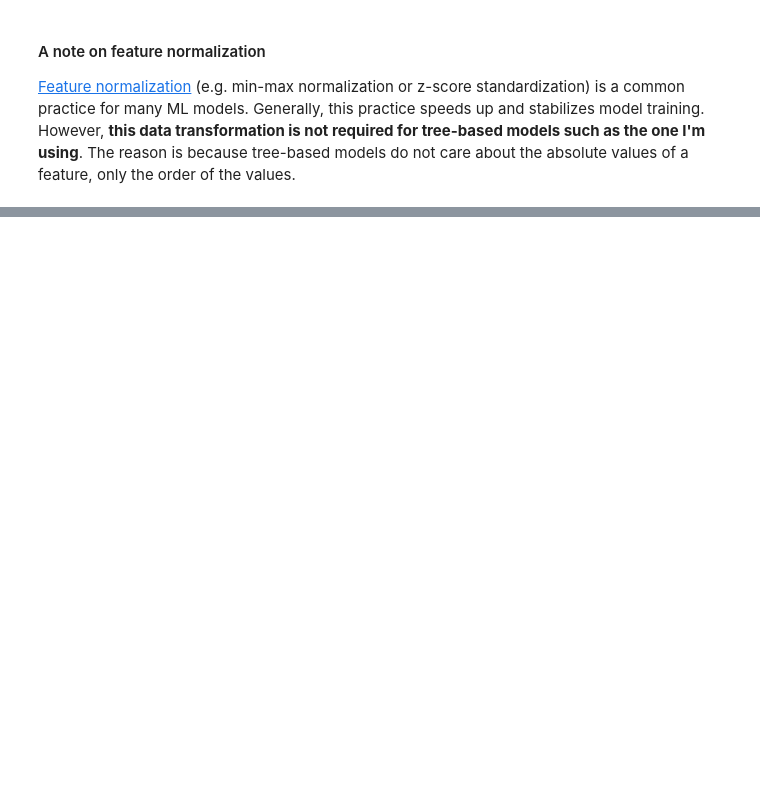
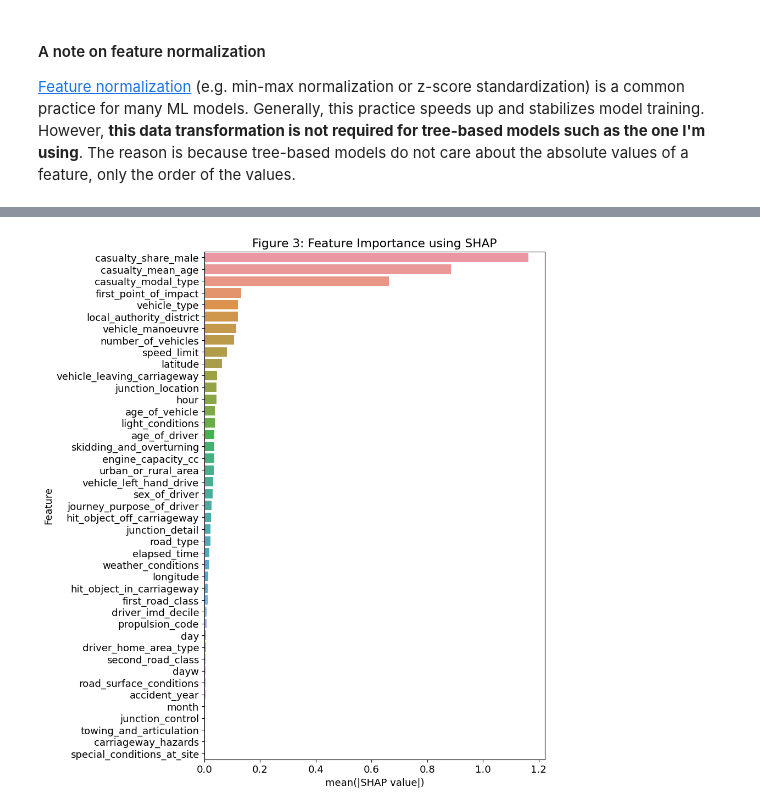
Before and after one commit to kingjosephm/gb_vehicle_injuries, a Jupyter notebook: analysis.ipynb, the cells around one changed output, grey strips where cells are left out. Drawn from its saved outputs; the diff is of its cells as text; code cells hidden in the pictures; blank space fills up the shorter version.

```diff
--- a/analysis.ipynb
+++ b/analysis.ipynb
@@ -415,0 +413,13 @@ shap.summary_plot(shap_values, X_train)
+# %%
+# Note - this is equivalent to `shap.summary_plot(shap_values, df[features])`
+most_important = (abs(shap_vals).sum(axis=0) / len(shap_vals))\
+.sort_values(ascending=False).reset_index()
+# %%
+plt.figure(figsize=(8,12))
+sns.barplot(most_important, x=0, y='index')
+plt.ylabel('Feature')
+plt.xlabel('mean(|SHAP value|)')
+plt.title("Figure 3: Feature Importance using SHAP")
+plt.show()
+# %% [output]
+[figure, added]
```
Also changed, not shown: parts of 30 cells of this notebook.
